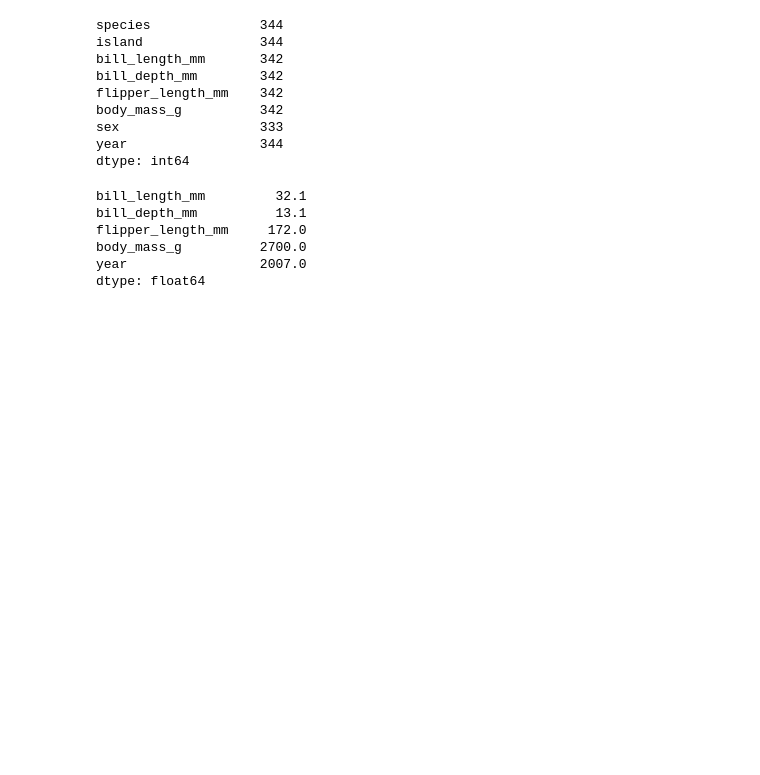
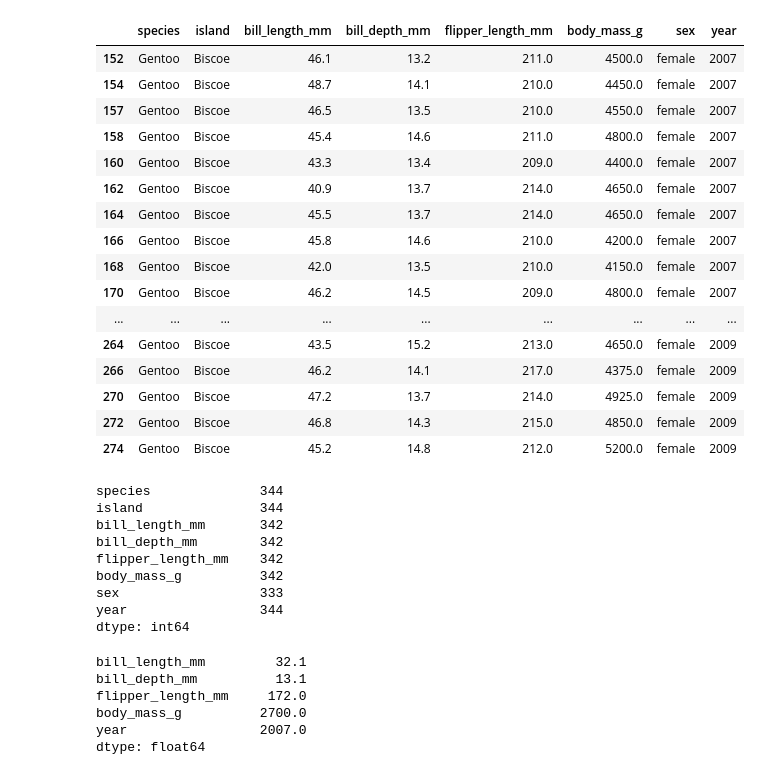
Before and after one commit to eowen19/eds220-in-class, a Jupyter notebook: week2-groupby.ipynb, the cells around one changed output. Cells and saved outputs as stored; diff of their text form; code cells hidden in the pictures; blank space fills up the shorter version.

```diff
--- a/week2-groupby.ipynb
+++ b/week2-groupby.ipynb
@@ -14,6 +14,27 @@ penguins.head()
 | 2 | Adelie | Torgersen | 40.3 | 18.0 | 195.0 | 3250.0 | female | 2007 |
 | 3 | Adelie | Torgersen | NaN | NaN | NaN | NaN | NaN | 2007 |
 | 4 | Adelie | Torgersen | 36.7 | 19.3 | 193.0 | 3450.0 | female | 2007 |
+# %%
+female_gentoo = penguins[(penguins ['sex'] == 'female') & (penguins['species'] == 'Gentoo')]
+female_gentoo
+# %% [output]
+|  | species | island | bill_length_mm | bill_depth_mm | flipper_length_mm | body_mass_g | sex | year |
+| 152 | Gentoo | Biscoe | 46.1 | 13.2 | 211.0 | 4500.0 | female | 2007 |
+| 154 | Gentoo | Biscoe | 48.7 | 14.1 | 210.0 | 4450.0 | female | 2007 |
+| 157 | Gentoo | Biscoe | 46.5 | 13.5 | 210.0 | 4550.0 | female | 2007 |
+| 158 | Gentoo | Biscoe | 45.4 | 14.6 | 211.0 | 4800.0 | female | 2007 |
+| 160 | Gentoo | Biscoe | 43.3 | 13.4 | 209.0 | 4400.0 | female | 2007 |
+| 162 | Gentoo | Biscoe | 40.9 | 13.7 | 214.0 | 4650.0 | female | 2007 |
+| 164 | Gentoo | Biscoe | 45.5 | 13.7 | 214.0 | 4650.0 | female | 2007 |
+| 166 | Gentoo | Biscoe | 45.8 | 14.6 | 210.0 | 4200.0 | female | 2007 |
+| 168 | Gentoo | Biscoe | 42.0 | 13.5 | 210.0 | 4150.0 | female | 2007 |
+| 170 | Gentoo | Biscoe | 46.2 | 14.5 | 209.0 | 4800.0 | female | 2007 |
+| ... | ... | ... | ... | ... | ... | ... | ... | ... |
+| 264 | Gentoo | Biscoe | 43.5 | 15.2 | 213.0 | 4650.0 | female | 2009 |
+| 266 | Gentoo | Biscoe | 46.2 | 14.1 | 217.0 | 4375.0 | female | 2009 |
+| 270 | Gentoo | Biscoe | 47.2 | 13.7 | 214.0 | 4925.0 | female | 2009 |
+| 272 | Gentoo | Biscoe | 46.8 | 14.3 | 215.0 | 4850.0 | female | 2009 |
+| 274 | Gentoo | Biscoe | 45.2 | 14.8 | 212.0 | 5200.0 | female | 2009 |
 # %%
 # Get the number of non-NA values in each column
 penguins.count()
```
